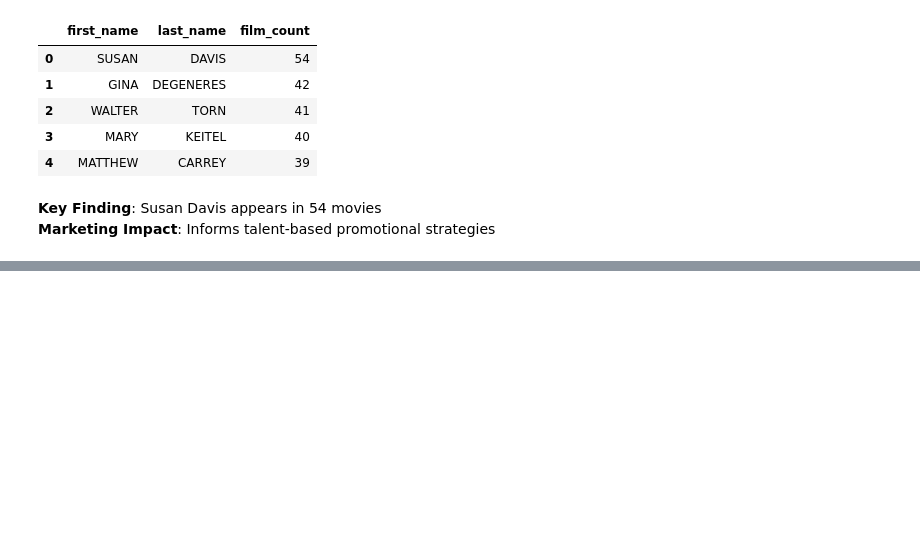
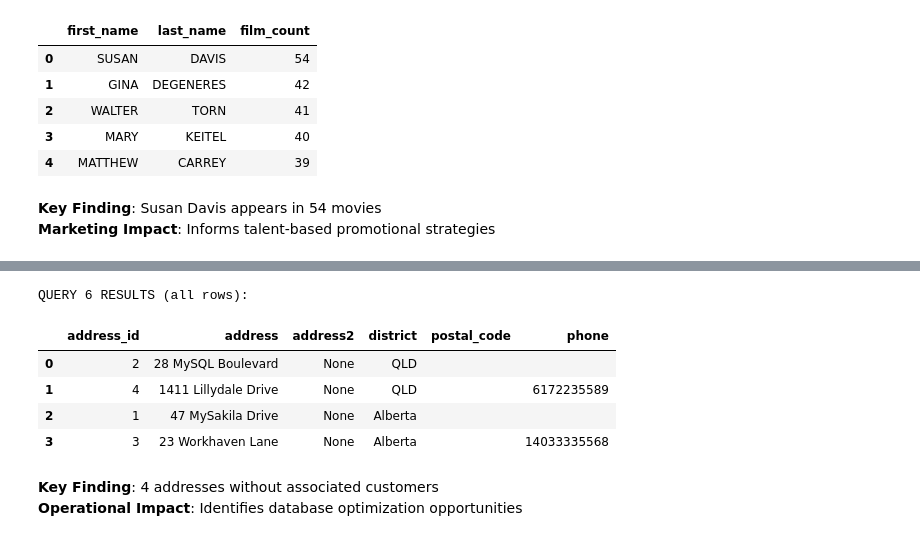
Before and after one commit to dr-ridwanoladipo/sql_business_analysis, a Jupyter notebook: business_analysis.ipynb, the cells around one changed output, grey strips where cells are left out. Cells and saved outputs as stored; diff of their text form; code cells hidden in the pictures; blank space fills up the shorter version.

Commit message:
address utilization

```diff
--- a/business_analysis.ipynb
+++ b/business_analysis.ipynb
@@ -258,0 +264,20 @@ QUERY 5 RESULTS (top 5 rows):
+# %%
+q6 = """
+SELECT a.address_id, a.address, a.address2, a.district, a.postal_code, a.phone
+FROM address a
+LEFT JOIN customer c ON c.address_id = a.address_id
+WHERE c.first_name IS NULL;
+"""
+df6 = run_query(q6)
+print("QUERY 6 RESULTS (all rows):")
+display(df6)
+# %% [output]
+QUERY 6 RESULTS (all rows):
+|  | address_id | address | address2 | district | postal_code | phone |
+| 0 | 2 | 28 MySQL Boulevard | None | QLD |  |  |
+| 1 | 4 | 1411 Lillydale Drive | None | QLD |  | 6172235589 |
+| 2 | 1 | 47 MySakila Drive | None | Alberta |  |  |
+| 3 | 3 | 23 Workhaven Lane | None | Alberta |  | 14033335568 |
+# %% [markdown]
+**Key Finding**: 4 addresses without associated customers
+**Operational Impact**: Identifies database optimization opportunities
```
Also changed, not shown: parts of 1 cell of this notebook.
